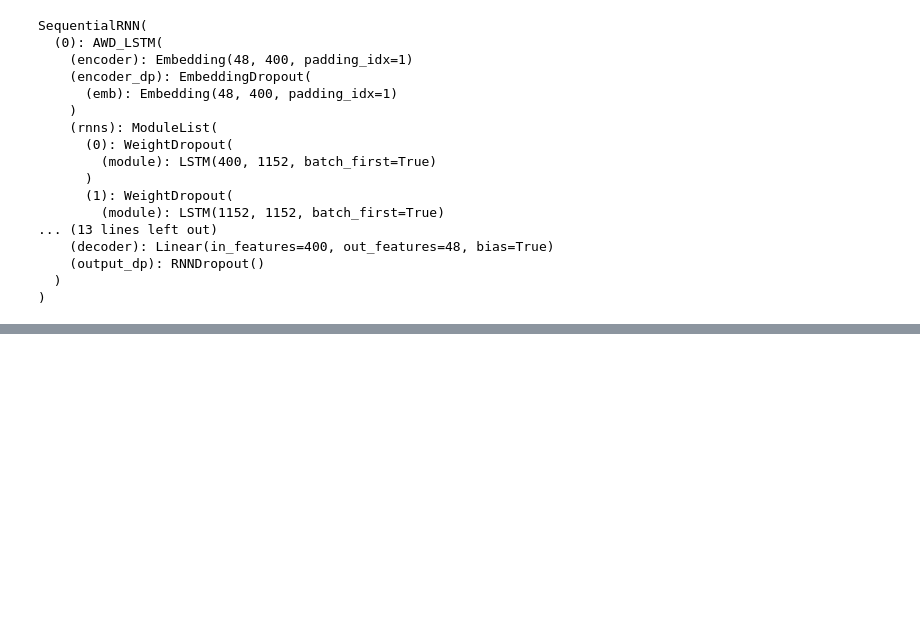
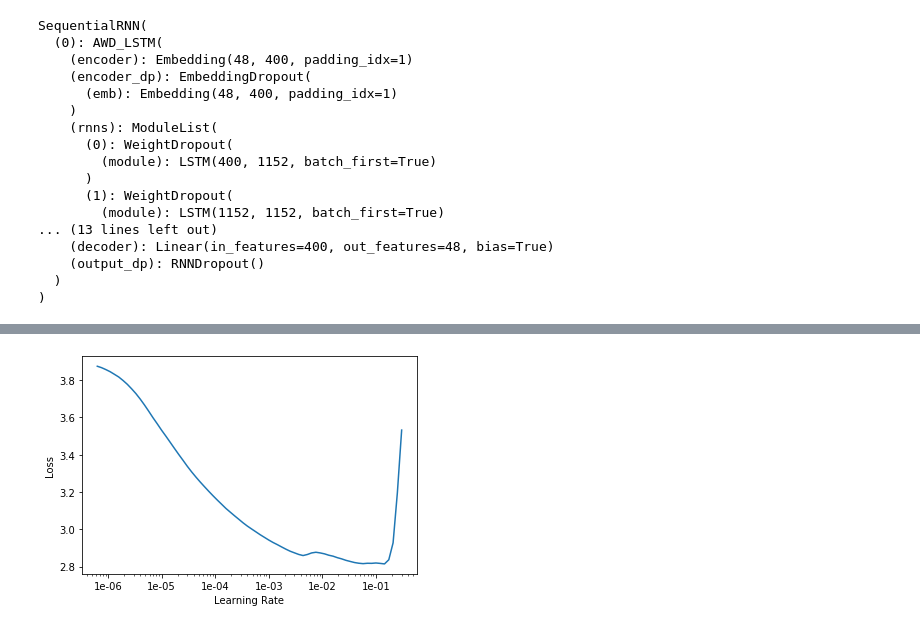
Before and after one commit to riven314/ULMFit-IMDB, a Jupyter notebook: Molecule-ULMFit-LM.ipynb, the cells around one changed output, grey strips where cells are left out. Cells and saved outputs as stored; diff of their text form; code cells hidden in the pictures; blank space fills up the shorter version.

```diff
--- a/Molecule-ULMFit-LM.ipynb
+++ b/Molecule-ULMFit-LM.ipynb
@@ -186,0 +189,8 @@ learner.recorder.plot()
+# %%
+bs = 64 # batch size
+
+data_lm = TextLMDataBunch.from_df(path, train_mini, valid_mini,
+                                  bs = bs, tokenizer = tok,
+                                  chunksize = 50000,
+                                  text_cols = 0, max_vocab = 60000,
+                                  include_bos = False) # coz Tokenizer already handle that
@@ -186,0 +200,2 @@ learner.recorder.plot()
+# %%
+learner = language_model_learner(data_lm, Transformer, drop_mult = 1, pretrained = False)
@@ -186,0 +230,4 @@ learner.recorder.plot()
+# %%
+learner.recorder.plot()
+# %% [output]
+[figure, added]
```
Also changed, not shown: parts of 12 cells of this notebook, 1 other file.
